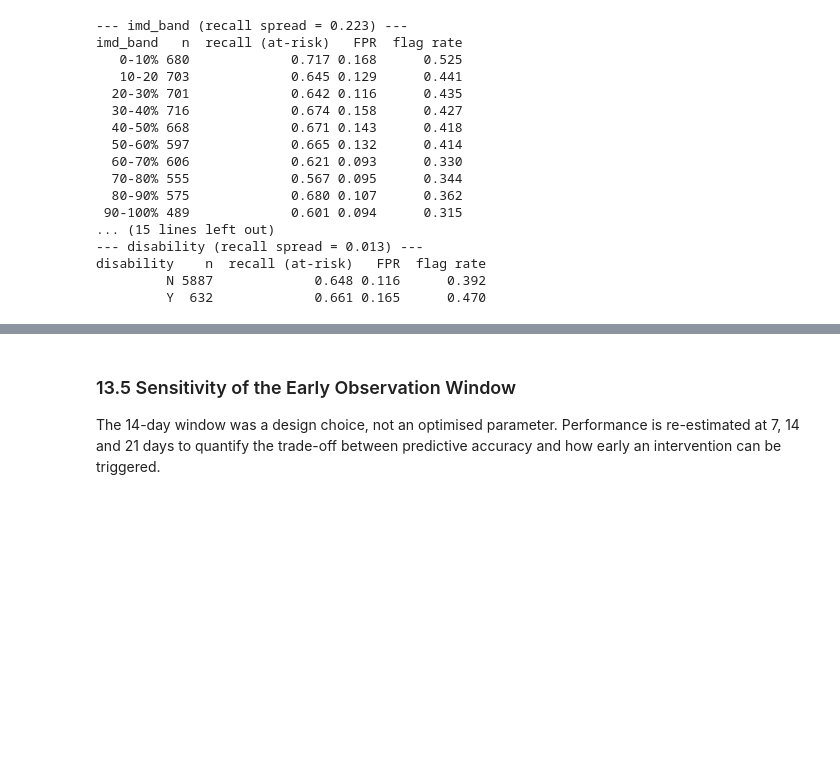
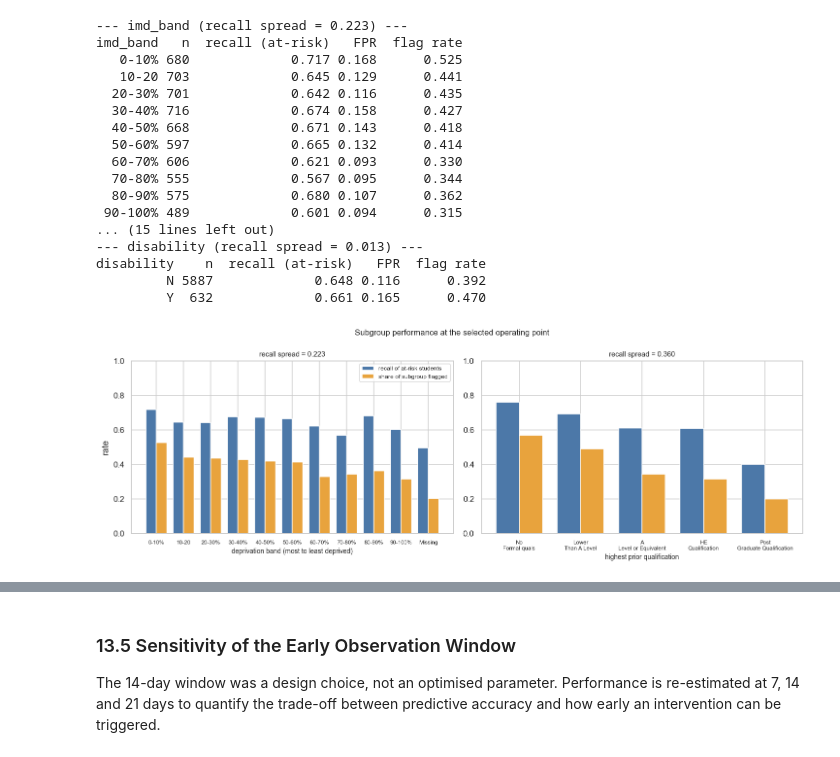
Before and after one commit to ekowhinson/oulad-completion-capstone, a Jupyter notebook: notebooks/oulad_completion_analysis.ipynb, the cells around one changed output, grey strips where cells are left out. Cells and saved outputs as stored; diff of their text form; code cells hidden in the pictures; blank space fills up the shorter version.

```diff
--- a/notebooks/oulad_completion_analysis.ipynb
+++ b/notebooks/oulad_completion_analysis.ipynb
@@ -1311,3 +1373,35 @@ imd_band   n  recall (at-risk)   FPR  flag rate
 disability    n  recall (at-risk)   FPR  flag rate
          N 5887             0.648 0.116      0.392
          Y  632             0.661 0.165      0.470
+# %%
+# Equity view of the chosen operating point: whether the flag reaches at-risk
+# students in every subgroup, and how much attention each subgroup receives.
+ORDERS = {"imd_band": imd_order, "highest_education": edu_order}
+LABELS = {"imd_band": "deprivation band (most to least deprived)",
+          "highest_education": "highest prior qualification"}
+
+fig, axes = plt.subplots(1, 2, figsize=(13.5, 4.6))
+for ax, col in zip(axes, ["imd_band", "highest_education"]):
+    t = subgroup_errors(col)
+    order = [o for o in ORDERS[col] if o in set(t[col])]
+    order += [v for v in t[col] if v not in order]   # keep Missing etc.
+    t = t.set_index(col).reindex(order).reset_index()
+    x = np.arange(len(t)); w = 0.38
+    ax.bar(x - w / 2, t["recall (at-risk)"], w, color="#4C78A8",
+           label="recall of at-risk students")
+    ax.bar(x + w / 2, t["flag rate"], w, color="#E8A33D",
+           label="share of subgroup flagged")
+    ax.set_xticks(x)
+    ax.set_xticklabels([s.replace(" ", "\n", 1) for s in t[col]],
+                       rotation=0, fontsize=7.5)
+    ax.set_xlabel(LABELS[col], fontsize=9)
+    ax.set_ylim(0, 1.0)
+    ax.set_title(f"recall spread = "
+                 f"{t['recall (at-risk)'].max() - t['recall (at-risk)'].min():.3f}",
+                 fontsize=9.5)
+axes[0].set_ylabel("rate")
+axes[0].legend(loc="upper right", fontsize=8)
+fig.suptitle("Subgroup performance at the selected operating point", fontsize=11)
+plt.tight_layout(); plt.show()
+# %% [output]
+[figure, added]
```
Also changed, not shown: parts of 8 cells of this notebook.
